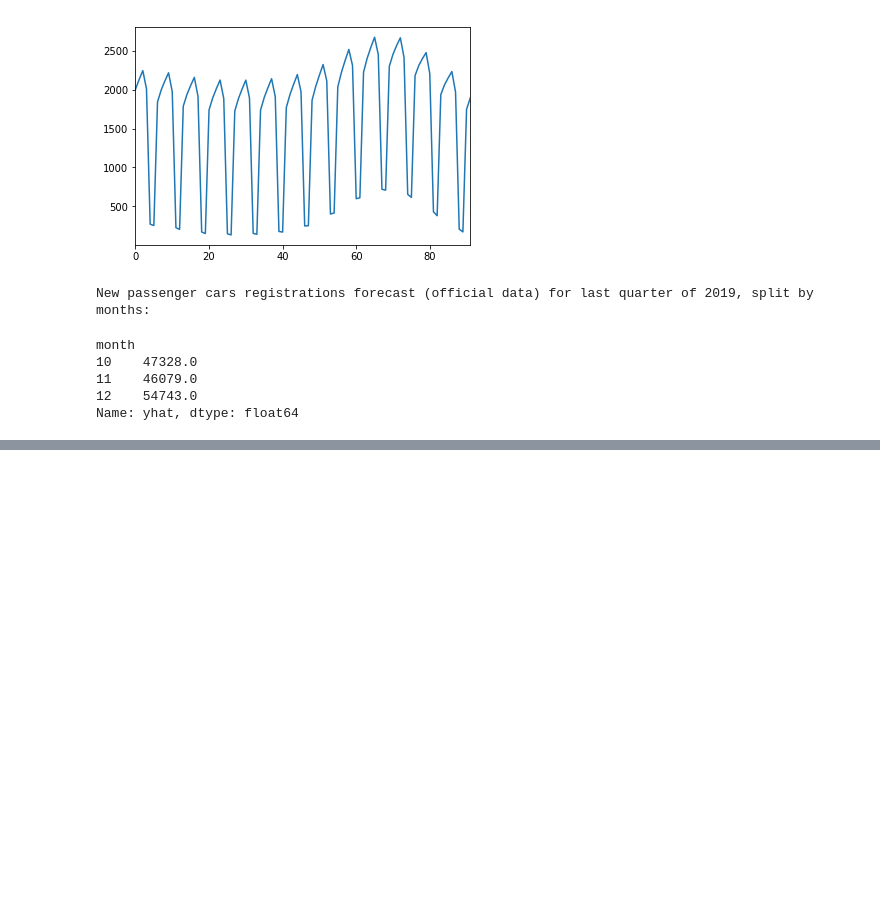
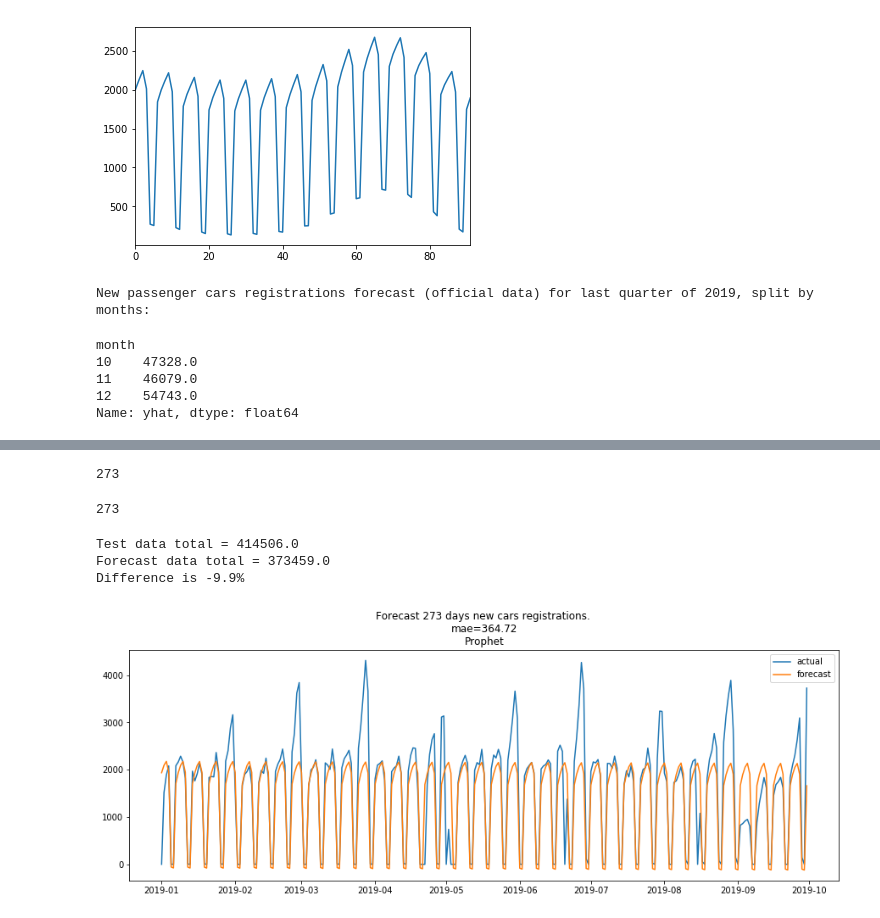
Before and after one commit to pszysz/Daily_registrations, a Jupyter notebook: Daily_regs.ipynb, the cells around one changed output, grey strips where cells are left out. Cells and saved outputs as stored; diff of their text form; code cells hidden in the pictures; blank space fills up the shorter version.

```diff
--- a/Daily_regs.ipynb
+++ b/Daily_regs.ipynb
@@ -266,0 +279,2 @@ Name: yhat, dtype: float64
+# %%
+train_off_1y = official_data[official_data.ds.dt.year == 2018]
@@ -266,0 +288,3 @@ Name: yhat, dtype: float64
+# %%
+model_off_2 = Prophet()
+model_off_2.fit(train_off_1y)
@@ -266,0 +300,17 @@ Name: yhat, dtype: float64
+# %%
+future_official_3 = model_official_2.make_future_dataframe(periods=273, freq='D', include_history=False)
+forecast_official_3 = model_off_2.predict(future_official_3)
+forecast_official_3.shape[0]
+# %% [output]
+273
+# %%
+test_official.shape[0]
+# %% [output]
+273
+# %%
+plot_forecast(test_official, forecast_official_3)
+# %% [output]
+Test data total = 414506.0
+Forecast data total = 373459.0
+Difference is -9.9%
+[figure, added]
```
Also changed, not shown: parts of 10 cells of this notebook.
